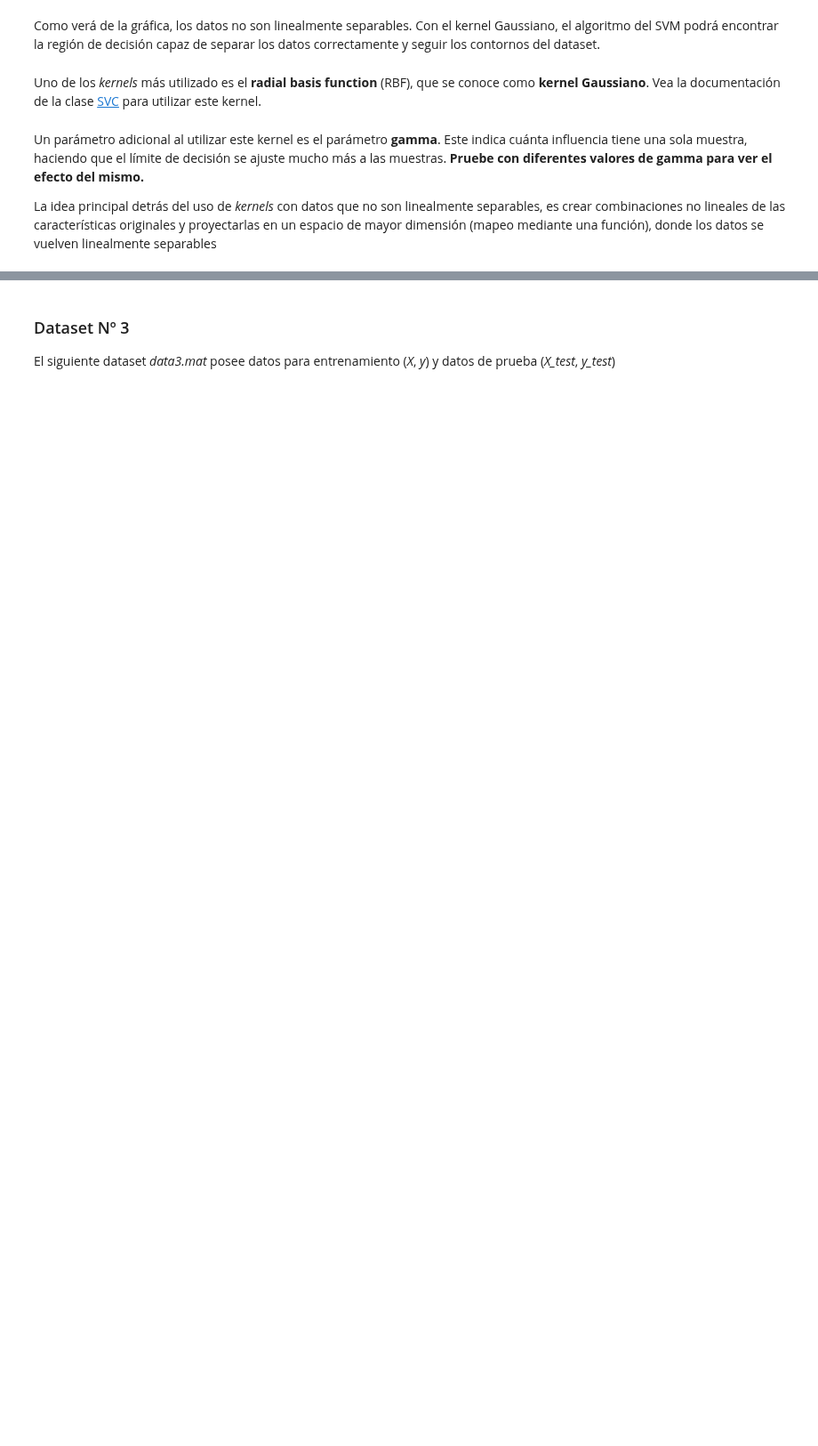
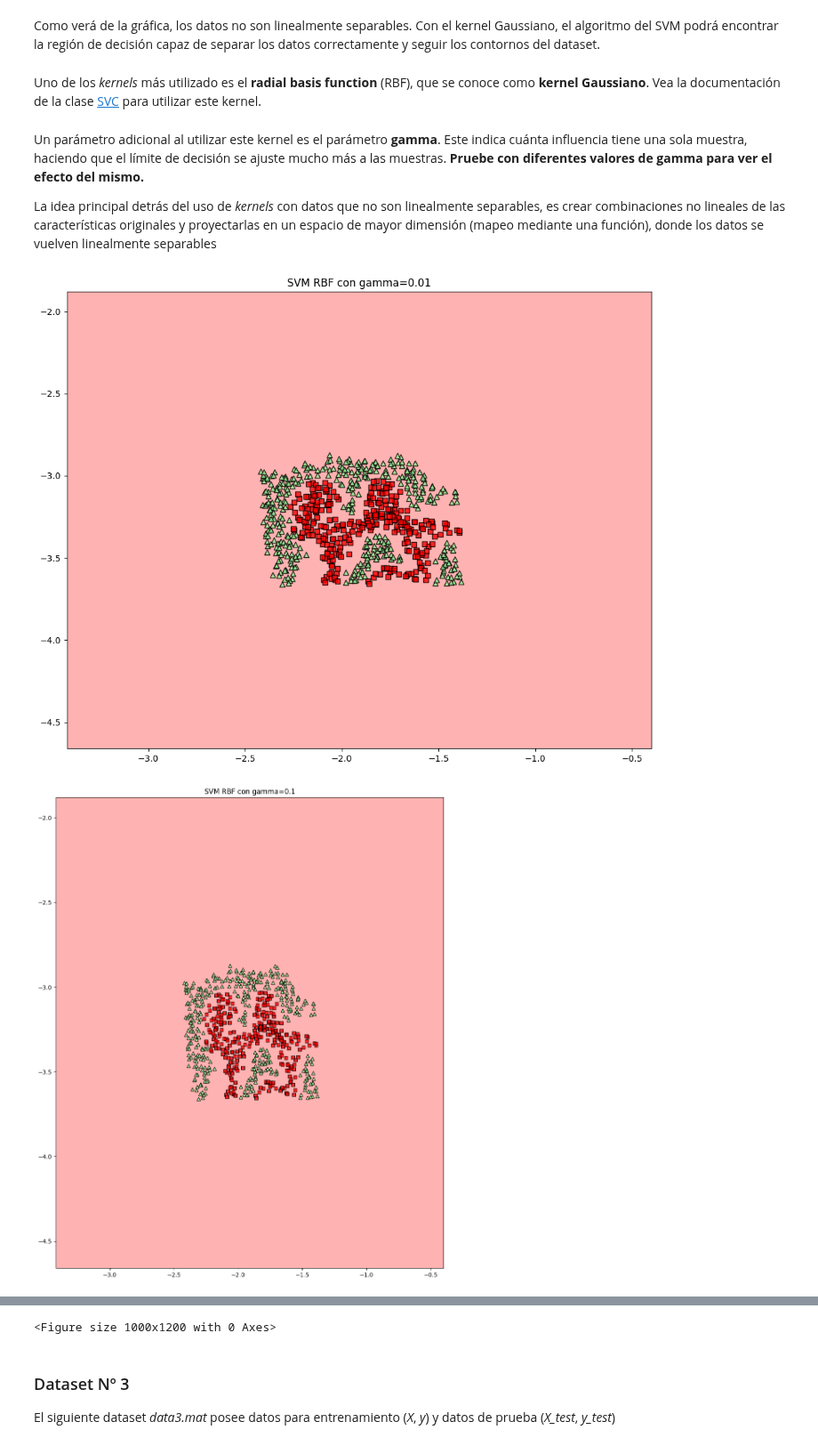
Before and after one commit to axelescalante0/Aprendizaje-Maquinal, a Jupyter notebook: main/SVM.ipynb, the cells around one changed output, grey strips where cells are left out. Shown at 89% size. Saved outputs shown, nothing was run; the diff lists cells and outputs as text; code cells hidden in the pictures; blank space fills up the shorter version.

```diff
--- a/main/SVM.ipynb
+++ b/main/SVM.ipynb
@@ -117,7 +117,17 @@ for idx, cl in enumerate(np.unique(y_2)):
 # %% [markdown]
 Como verá de la gráfica, los datos no son linealmente separables. Con el kernel Gaussiano, el algoritmo del SVM podrá encontrar la región de decisión capaz de separar los datos correctamente y seguir los contornos del dataset.
 # %%
+#Separamos los Datos
+from sklearn.model_selection import train_test_split
+
+x_train, x_test, y_train, y_test = train_test_split(X_2, y_2, test_size=0.2, random_state=42)
+
 #Escalamos los datos
+from sklearn.preprocessing import StandardScaler
+sc= StandardScaler()
+sc.fit(X)
+x_train_std= sc.transform(x_train)
+x_test_std= sc.transform(x_test)
 # %% [markdown]
 Uno de los _kernels_ más utilizado es el __radial basis function__ (RBF), que se conoce como __kernel Gaussiano__. Vea la documentación de la clase [SVC](https://scikit-learn.org/stable/modules/generated/sklearn.svm.SVC.html#sklearn.svm.SVC) para utilizar este kernel.
 # %% [markdown]
@@ -126,3 +136,23 @@ Un parámetro adicional al utilizar este kernel es el parámetro **gamma**. Este
 La idea principal detrás del uso de _kernels_ con datos que no son linealmente separables, es crear combinaciones no lineales de las características originales y proyectarlas en un espacio de mayor dimensión (mapeo mediante una función), donde los datos se vuelven linealmente separables
 # %%
 #Entrenamos diferentes SVM y visualizamos el resultado con plot_decision_regions
+# Probar diferentes combinaciones de gamma
+
+gamma_values = [0.01, 0.1, 1, 10, 100]
+
+plt.figure(figsize=(10, 8))
+
+for i, gamma in enumerate(gamma_values, start=1):
+    svm_model = SVC(kernel='rbf', C=1, gamma=gamma)
+    svm_model.fit(x_train_std, y_train)
+
+
+    plot_decision_regions(x_train_std, y_train,svm_model)
+    plt.title(f'SVM RBF con gamma={gamma}')
+
+    plt.tight_layout()
+    plt.show()
+    plt.figure(figsize=(10, 12))
+# %% [output]
+[figure, added]
+[figure, added]
@@ -129,3 +162,4 @@ La idea principal detrás del uso de _kernels_ con datos que no son linealmente
+<Figure size 1000x1200 with 0 Axes>
 # %% [markdown]
 ### Dataset Nº 3
 El siguiente dataset _data3.mat_ posee datos para entrenamiento (_X_, _y_) y datos de prueba (_X_test_, _y_test_)
```
Also changed, not shown: parts of 3 cells of this notebook.
